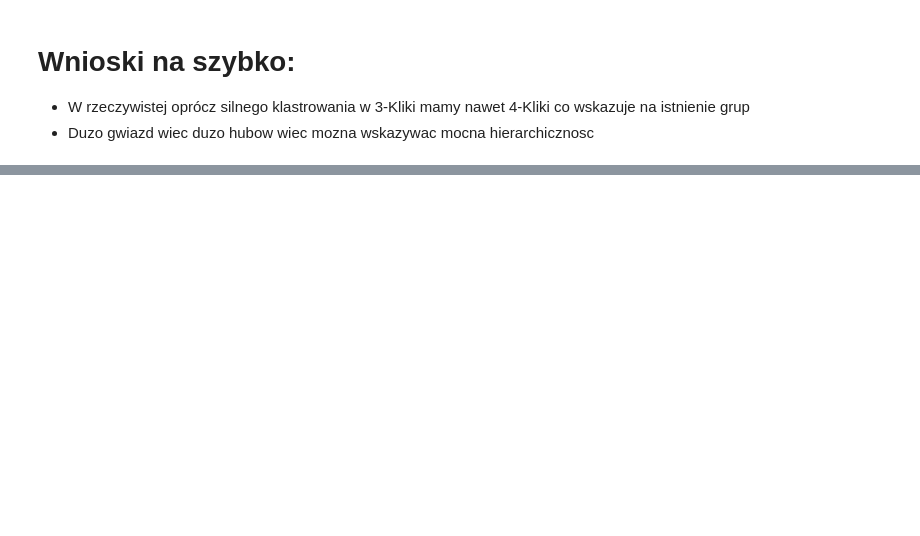
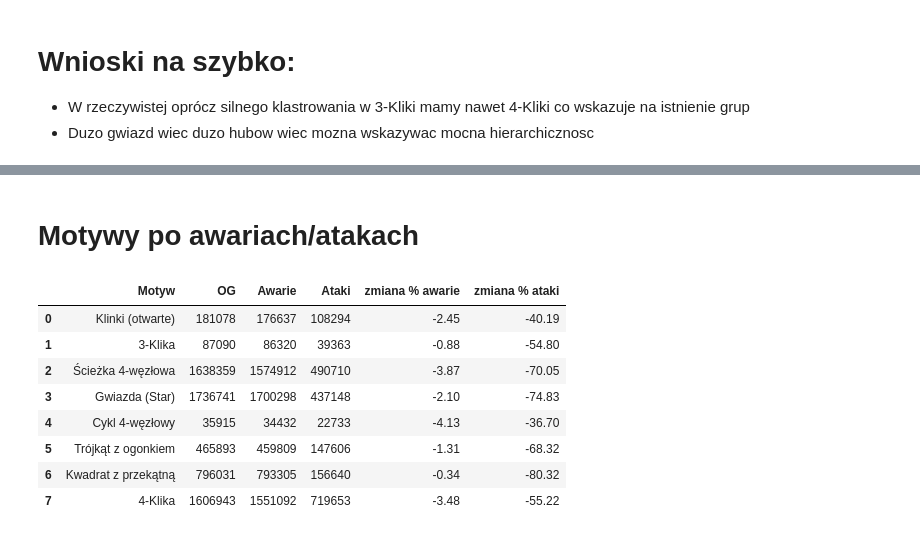
Before and after one commit to Drag0neUsz/complex-networks-L6-motifs, a Jupyter notebook: sample.ipynb, the cells around one changed output, grey strips where cells are left out. Cells and saved outputs as stored; diff of their text form; code cells hidden in the pictures; blank space fills up the shorter version.

Commit message:
added vulnerability (random and targeted attacks simulation)

```diff
--- a/sample.ipynb
+++ b/sample.ipynb
@@ -215,0 +226,64 @@ plt.show()
+# %%
+import random
+G_failure = G_real.copy()
+G_attack = G_real.copy()
+
+num_nodes_to_remove = int(0.01 * G_real.number_of_nodes())
+
+random.seed(67)
+# awarie aka random delete
+nodes_to_remove_random = random.sample(
+    list(G_failure.nodes()), num_nodes_to_remove
+)
+G_failure.remove_nodes_from(nodes_to_remove_random)
+
+# ataki aka usuwanie hubów
+nodes_by_degree = sorted(G_attack.degree(), key=lambda x: x[1], reverse=True)
+nodes_to_remove_attack = [node for node, deg in nodes_by_degree[:num_nodes_to_remove]]
+G_attack.remove_nodes_from(nodes_to_remove_attack)
+# %% [markdown]
+# Motywy po awariach/atakach
+# %%
+results_failure = analyze_motifs_with_igraph(G_failure)
+results_attack = analyze_motifs_with_igraph(G_attack)
+
+df_ataki = pd.DataFrame(
+    {
+        "Motyw": df_raw["Motyw"],
+        "OG": df_raw["OG"],
+        "Awarie": list(results_failure["size3"].values())
+        + list(results_failure["size4"].values()),
+        "Ataki": list(results_attack["size3"].values())
+        + list(results_attack["size4"].values()),
+    }
+)
+
+
+df_ataki["zmiana % awarie"] = np.round(
+    (
+            (df_ataki["Awarie"] - df_ataki["OG"])
+            / df_ataki["OG"]
+    )
+    * 100,
+    2,
+)
+df_ataki["zmiana % ataki"] = np.round(
+    (
+            (df_ataki["Ataki"] - df_ataki["OG"])
+            / df_ataki["OG"]
+    )
+    * 100,
+    2,
+)
+
+df_ataki
+# %% [output]
+|  | Motyw | OG | Awarie | Ataki | zmiana % awarie | zmiana % ataki |
+| 0 | Klinki (otwarte) | 181078 | 176637 | 108294 | -2.45 | -40.19 |
+| 1 | 3-Klika | 87090 | 86320 | 39363 | -0.88 | -54.80 |
+| 2 | Ścieżka 4-węzłowa | 1638359 | 1574912 | 490710 | -3.87 | -70.05 |
+| 3 | Gwiazda (Star) | 1736741 | 1700298 | 437148 | -2.10 | -74.83 |
+| 4 | Cykl 4-węzłowy | 35915 | 34432 | 22733 | -4.13 | -36.70 |
+| 5 | Trójkąt z ogonkiem | 465893 | 459809 | 147606 | -1.31 | -68.32 |
+| 6 | Kwadrat z przekątną | 796031 | 793305 | 156640 | -0.34 | -80.32 |
+| 7 | 4-Klika | 1606943 | 1551092 | 719653 | -3.48 | -55.22 |
```
Also changed, not shown: parts of 4 cells of this notebook.
